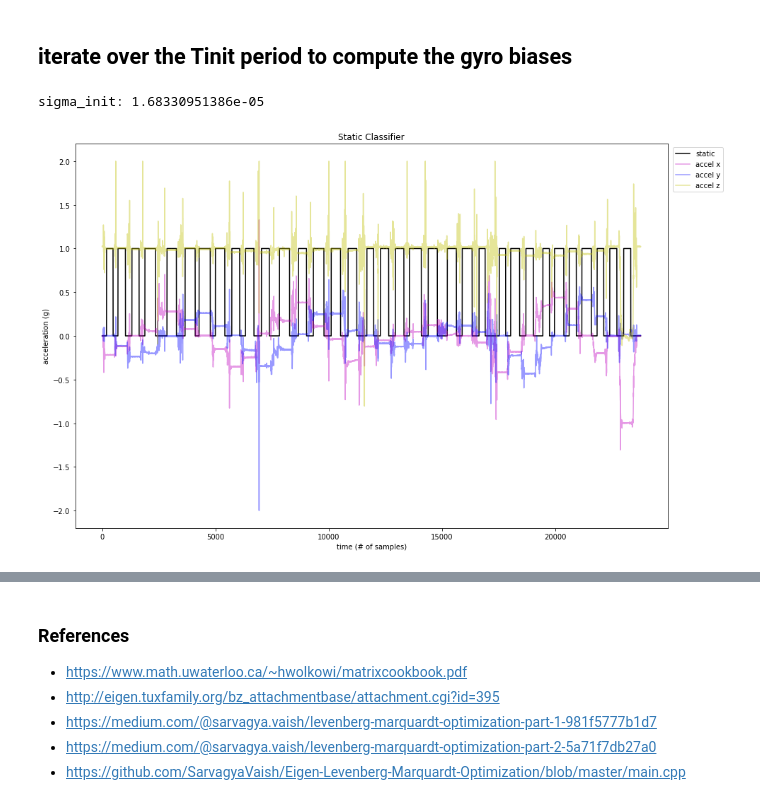
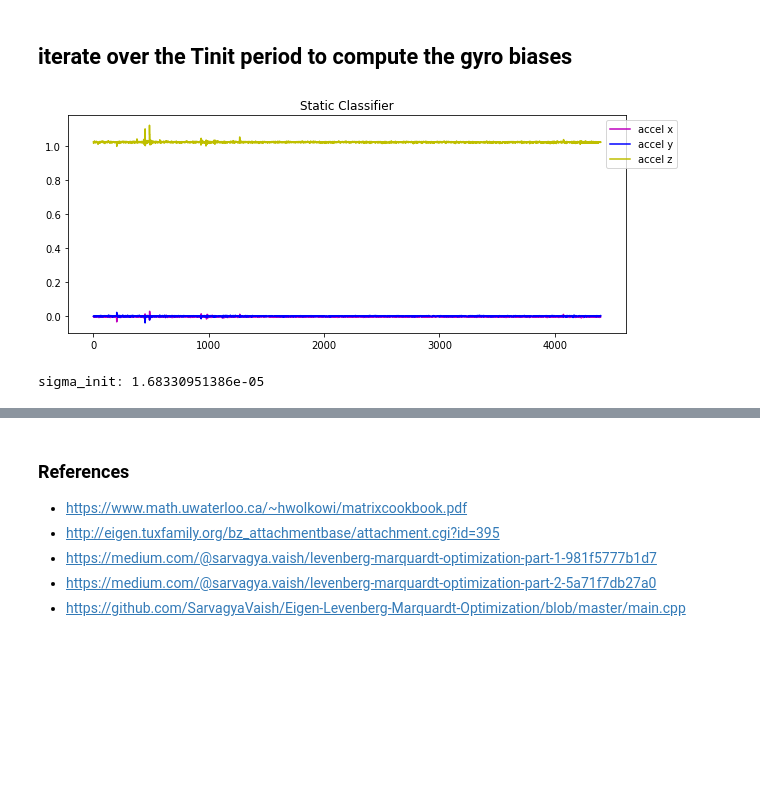
Before and after one commit to PHIL-MQP/phil, a Jupyter notebook: python/notebooks/IMU Calibration.ipynb, the cells around one changed output, grey strips where cells are left out. Saved outputs shown, nothing was run; the diff lists cells and outputs as text; code cells hidden in the pictures; blank space fills up the shorter version.

Commit message:
modified IMU calibration.ipynb and gyroscope_data2.csv

```diff
--- a/python/notebooks/IMU Calibration.ipynb
+++ b/python/notebooks/IMU Calibration.ipynb
@@ -103,6 +103,16 @@ init_data = data[:Tinit_idx]
 remaining_data = data[Tinit_idx:]
 gyro_biases = np.mean(init_data, axis=0)[3:6]
 data -= np.array([0, 0, 0, gyro_biases[0], gyro_biases[1], gyro_biases[2], 0])
+# %%
+plt.figure(figsize=(10,4))
+plt.title("Static Classifier")
+plt.plot(init_data[:,0], label='accel x',c='m')
+plt.plot(init_data[:,1], label='accel y', c='b')
+plt.plot(init_data[:,2], label='accel z', c='y')
+plt.legend(bbox_to_anchor=(1.1,1))
+plt.show()
+# %% [output]
+[figure, added]
 # %%
 def get_static_intervals(threshold, data, t_wait, sample_per_second):
     window_size = int(sample_per_second * t_wait)
@@ -142,17 +372,3 @@ sigma_init = np.linalg.norm(np.var(init_data[:, :3], axis=0))
 print("sigma_init:", sigma_init)
 # %% [output]
 sigma_init: 1.68330951386e-05
-# %%
-intervals, classifications = get_static_intervals(sigma_init*0.1, remaining_data, 2, samples_per_second)
-plt.figure(figsize=(15,10))
-plt.title("Static Classifier")
-plt.plot(classifications, c='k', label="static")
-plt.plot(remaining_data[:,0], label='accel x', alpha=0.4, c='m')
-plt.plot(remaining_data[:,1], label='accel y', alpha=0.4, c='b')
-plt.plot(remaining_data[:,2], label='accel z', alpha=0.4, c='y')
-plt.xlabel("time (# of samples)")
-plt.ylabel("acceleration (g)")
-plt.legend(bbox_to_anchor=(1.1,1))
-plt.show()
-# %% [output]
-[figure, removed]
```
Also changed, not shown: parts of 3 cells of this notebook, 1 other file.
